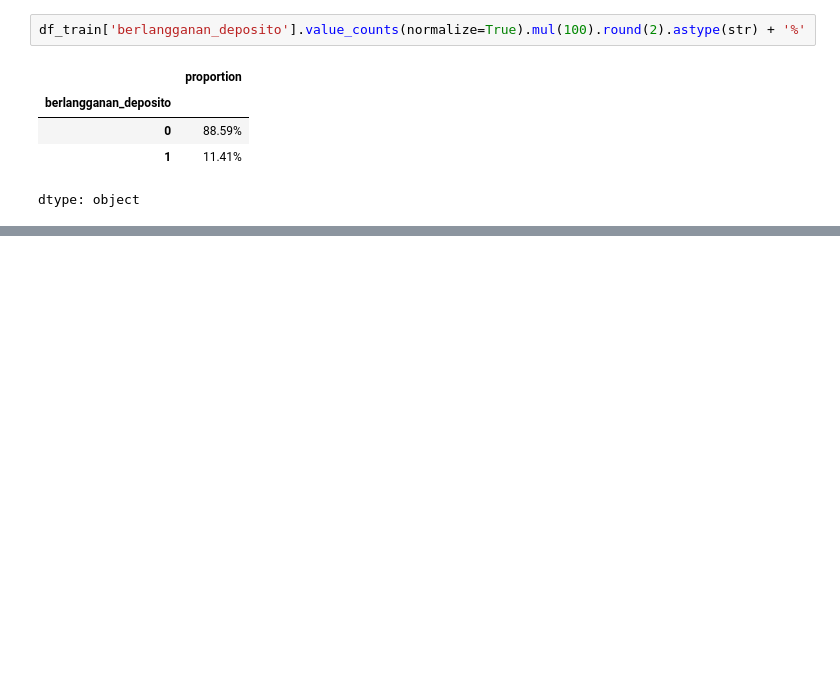
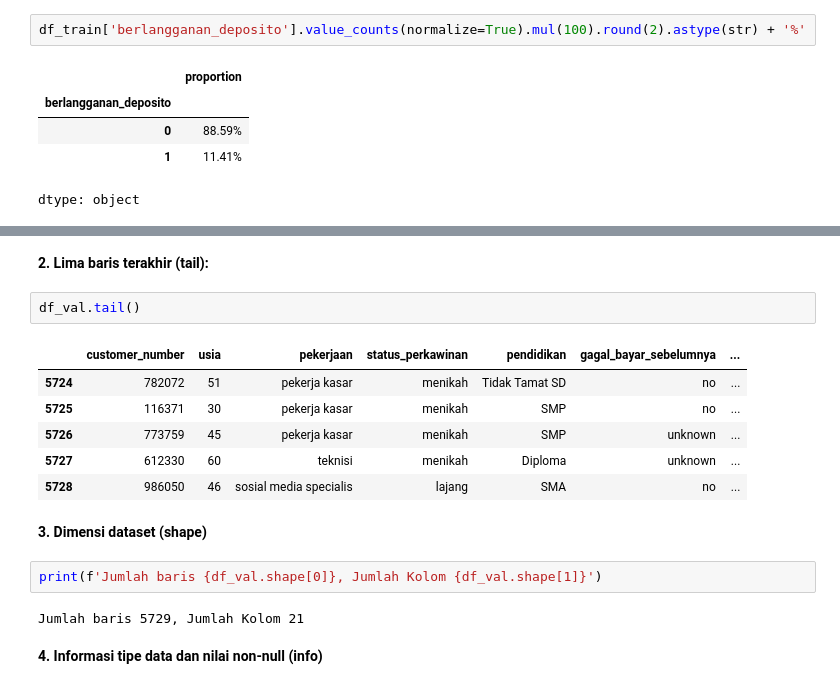
Before and after one commit to LatiefDataVisionary/data-quest-challenge-dsi-2025, a Jupyter notebook: notebooks/DCM_DMU_2025_Notebook_Cubit_Aku_Dong.ipynb, the cells around one changed output, grey strips where cells are left out. Saved outputs shown, nothing was run; the diff lists cells and outputs as text; blank space fills up the shorter version.

```diff
--- a/notebooks/DCM_DMU_2025_Notebook_Cubit_Aku_Dong.ipynb
+++ b/notebooks/DCM_DMU_2025_Notebook_Cubit_Aku_Dong.ipynb
@@ -313,0 +327,19 @@ dtype: object
+# %% [markdown]
+**2. Lima baris terakhir (tail):**
+# %%
+df_val.tail()
+# %% [output]
+|  | customer_number | usia | pekerjaan | status_perkawinan | pendidikan | gagal_bayar_sebelumnya | ... |
+| 5724 | 782072 | 51 | pekerja kasar | menikah | Tidak Tamat SD | no | ... |
+| 5725 | 116371 | 30 | pekerja kasar | menikah | SMP | no | ... |
+| 5726 | 773759 | 45 | pekerja kasar | menikah | SMP | unknown | ... |
+| 5727 | 612330 | 60 | teknisi | menikah | Diploma | unknown | ... |
+| 5728 | 986050 | 46 | sosial media specialis | lajang | SMA | no | ... |
+# %% [markdown]
+**3. Dimensi dataset (shape)**
+# %%
+print(f'Jumlah baris {df_val.shape[0]}, Jumlah Kolom {df_val.shape[1]}')
+# %% [output]
+Jumlah baris 5729, Jumlah Kolom 21
+# %% [markdown]
+**4. Informasi tipe data dan nilai non-null (info)**
```
Also changed, not shown: parts of 6 cells of this notebook.
